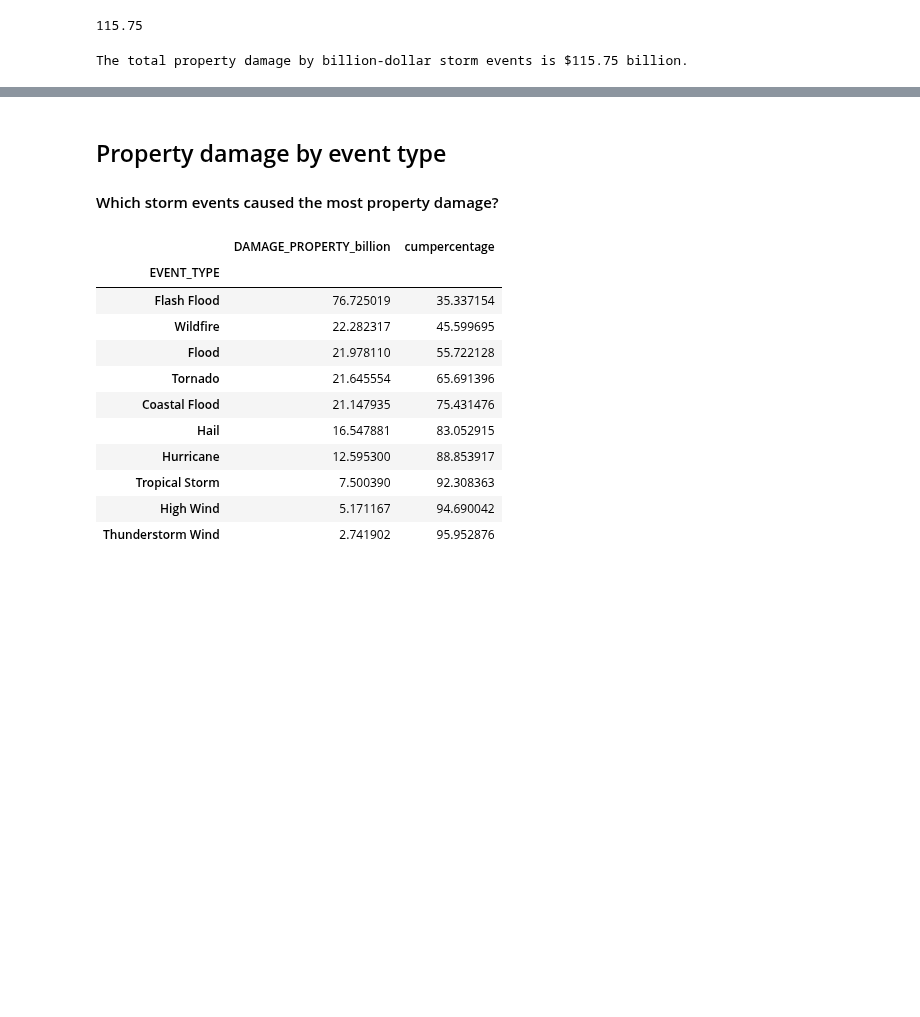
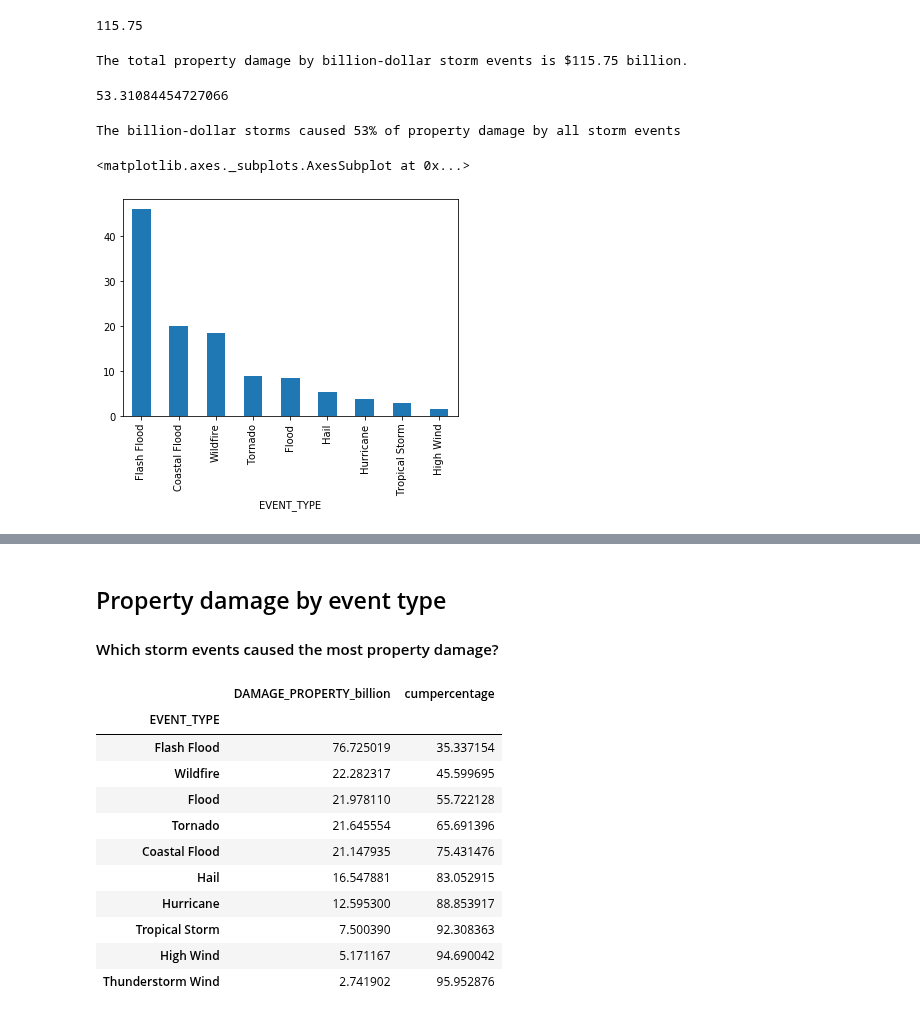
Before and after one commit to alwz1/storm-events, a Jupyter notebook: storm_events.ipynb, the cells around one changed output, grey strips where cells are left out. Drawn from its saved outputs; the diff is of its cells as text; code cells hidden in the pictures; blank space fills up the shorter version.

```diff
--- a/storm_events.ipynb
+++ b/storm_events.ipynb
@@ -703,3 +722,17 @@ df_damage_billion['DAMAGE_PROPERTY_billion'].sum()
 print("The total property damage by billion-dollar storm events is $115.75 billion.")
 # %% [output]
 The total property damage by billion-dollar storm events is $115.75 billion.
+# %%
+115.75/217.12280303000006 * 100
+# %% [output]
+53.31084454727066
+# %%
+print("The billion-dollar storms caused 53% of property damage by all storm events")
+# %% [output]
+The billion-dollar storms caused 53% of property damage by all storm events
+# %%
+df_damage_billion.groupby('EVENT_TYPE').sum(
+)['DAMAGE_PROPERTY_billion'].sort_values(ascending=False).plot(kind='bar')
+# %% [output]
+<matplotlib.axes._subplots.AxesSubplot at 0x...>
+[figure, added]
```
Also changed, not shown: parts of 14 cells of this notebook.
